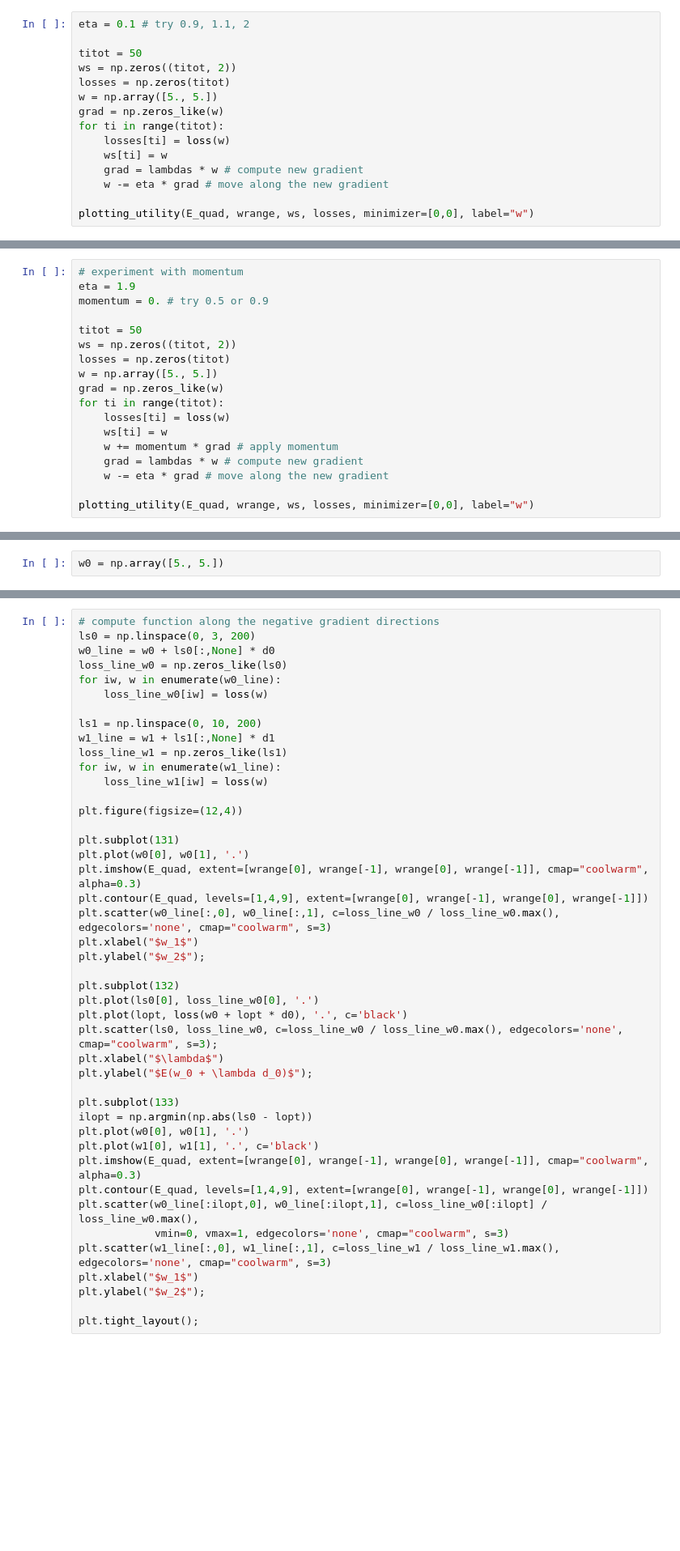
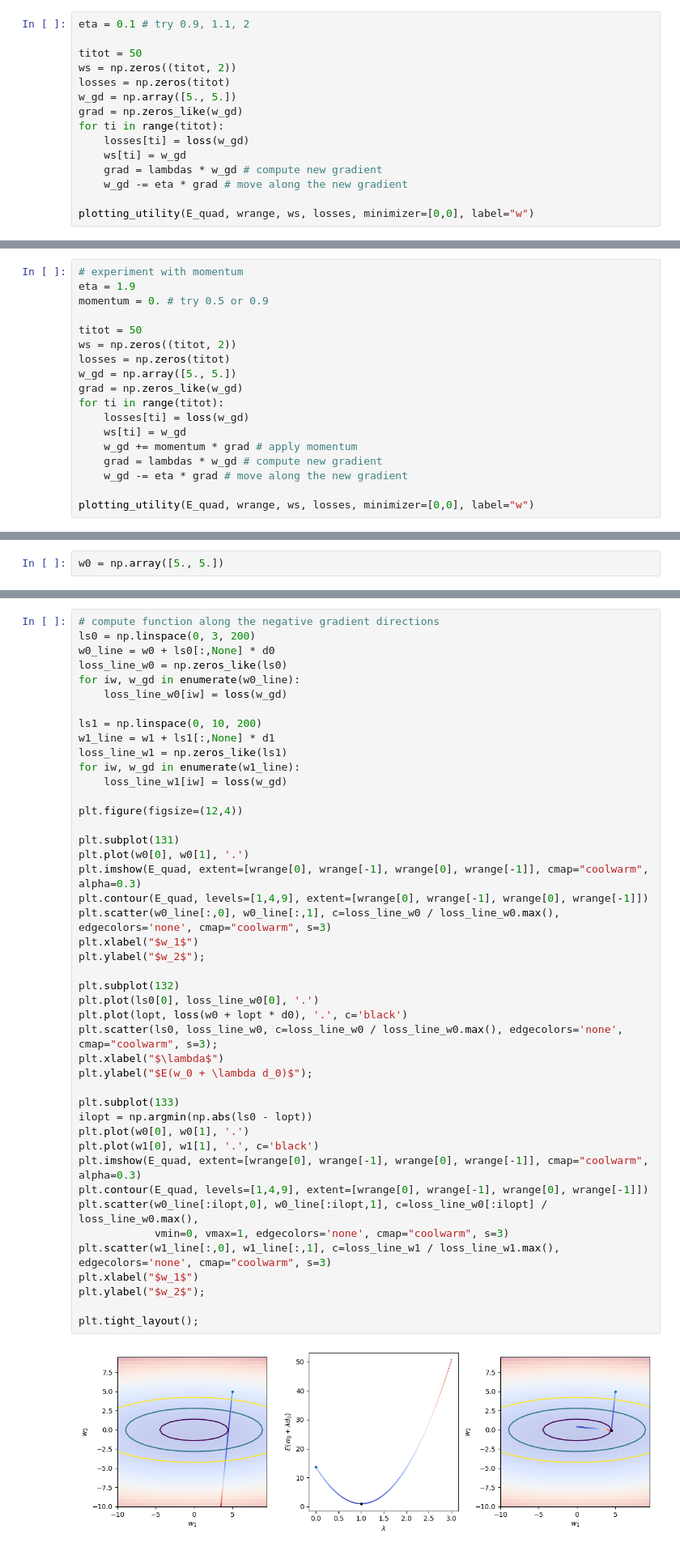
Before and after one commit to josjo99/cds_ml, a Jupyter notebook: Lecture4.1-learning_algorithms.ipynb, the cells around one changed output, grey strips where cells are left out. Shown at 81% size. Drawn from its saved outputs; the diff is of its cells as text; blank space fills up the shorter version.

```diff
--- a/Lecture4.1-learning_algorithms.ipynb
+++ b/Lecture4.1-learning_algorithms.ipynb
@@ -157,13 +160,13 @@ eta = 0.1 # try 0.9, 1.1, 2
 titot = 50
 ws = np.zeros((titot, 2))
 losses = np.zeros(titot)
-w = np.array([5., 5.])
-grad = np.zeros_like(w)
+w_gd = np.array([5., 5.])
+grad = np.zeros_like(w_gd)
 for ti in range(titot):
-    losses[ti] = loss(w)
-    ws[ti] = w
-    grad = lambdas * w # compute new gradient
-    w -= eta * grad # move along the new gradient
+    losses[ti] = loss(w_gd)
+    ws[ti] = w_gd
+    grad = lambdas * w_gd # compute new gradient
+    w_gd -= eta * grad # move along the new gradient
 
 plotting_utility(E_quad, wrange, ws, losses, minimizer=[0,0], label="w")
 # %% [markdown]
@@ -192,14 +195,14 @@ momentum = 0. # try 0.5 or 0.9
 titot = 50
 ws = np.zeros((titot, 2))
 losses = np.zeros(titot)
-w = np.array([5., 5.])
-grad = np.zeros_like(w)
+w_gd = np.array([5., 5.])
+grad = np.zeros_like(w_gd)
 for ti in range(titot):
-    losses[ti] = loss(w)
-    ws[ti] = w
-    w += momentum * grad # apply momentum
-    grad = lambdas * w # compute new gradient
-    w -= eta * grad # move along the new gradient
+    losses[ti] = loss(w_gd)
+    ws[ti] = w_gd
+    w_gd += momentum * grad # apply momentum
+    grad = lambdas * w_gd # compute new gradient
+    w_gd -= eta * grad # move along the new gradient
 
 plotting_utility(E_quad, wrange, ws, losses, minimizer=[0,0], label="w")
 # %% [markdown]
@@ -338,45 +347,47 @@ print("d0 @ d1:", d0 @ d1) # check d0 and d1 directions are orthogonal
 ls0 = np.linspace(0, 3, 200)
 w0_line = w0 + ls0[:,None] * d0
 loss_line_w0 = np.zeros_like(ls0)
-for iw, w in enumerate(w0_line):
-    loss_line_w0[iw] = loss(w)
+for iw, w_gd in enumerate(w0_line):
+    loss_line_w0[iw] = loss(w_gd)
 
 ls1 = np.linspace(0, 10, 200)
 w1_line = w1 + ls1[:,None] * d1
 loss_line_w1 = np.zeros_like(ls1)
-for iw, w in enumerate(w1_line):
-    loss_line_w1[iw] = loss(w)
+for iw, w_gd in enumerate(w1_line):
+    loss_line_w1[iw] = loss(w_gd)
 
 plt.figure(figsize=(12,4))
 
 plt.subplot(131)
 plt.plot(w0[0], w0[1], '.')
 plt.imshow(E_quad, extent=[wrange[0], wrange[-1], wrange[0], wrange[-1]], cmap="coolwarm", alpha=0.3)
 plt.contour(E_quad, levels=[1,4,9], extent=[wrange[0], wrange[-1], wrange[0], wrange[-1]])
 plt.scatter(w0_line[:,0], w0_line[:,1], c=loss_line_w0 / loss_line_w0.max(), edgecolors='none', cmap="coolwarm", s=3)
 plt.xlabel("$w_1$")
 plt.ylabel("$w_2$");
 
 plt.subplot(132)
 plt.plot(ls0[0], loss_line_w0[0], '.')
 plt.plot(lopt, loss(w0 + lopt * d0), '.', c='black')
 plt.scatter(ls0, loss_line_w0, c=loss_line_w0 / loss_line_w0.max(), edgecolors='none', cmap="coolwarm", s=3);
 plt.xlabel("$\lambda$")
 plt.ylabel("$E(w_0 + \lambda d_0)$");
 
 plt.subplot(133)
 ilopt = np.argmin(np.abs(ls0 - lopt))
 plt.plot(w0[0], w0[1], '.')
 plt.plot(w1[0], w1[1], '.', c='black')
 plt.imshow(E_quad, extent=[wrange[0], wrange[-1], wrange[0], wrange[-1]], cmap="coolwarm", alpha=0.3)
 plt.contour(E_quad, levels=[1,4,9], extent=[wrange[0], wrange[-1], wrange[0], wrange[-1]])
 plt.scatter(w0_line[:ilopt,0], w0_line[:ilopt,1], c=loss_line_w0[:ilopt] / loss_line_w0.max(),
             vmin=0, vmax=1, edgecolors='none', cmap="coolwarm", s=3)
 plt.scatter(w1_line[:,0], w1_line[:,1], c=loss_line_w1 / loss_line_w1.max(), edgecolors='none', cmap="coolwarm", s=3)
 plt.xlabel("$w_1$")
 plt.ylabel("$w_2$");
 
 plt.tight_layout();
+# %% [output]
+[figure, added]
 # %% [markdown]
 ## _Bonus: Conjugate gradient descent_
 
```
Also changed, not shown: parts of 15 cells of this notebook.
